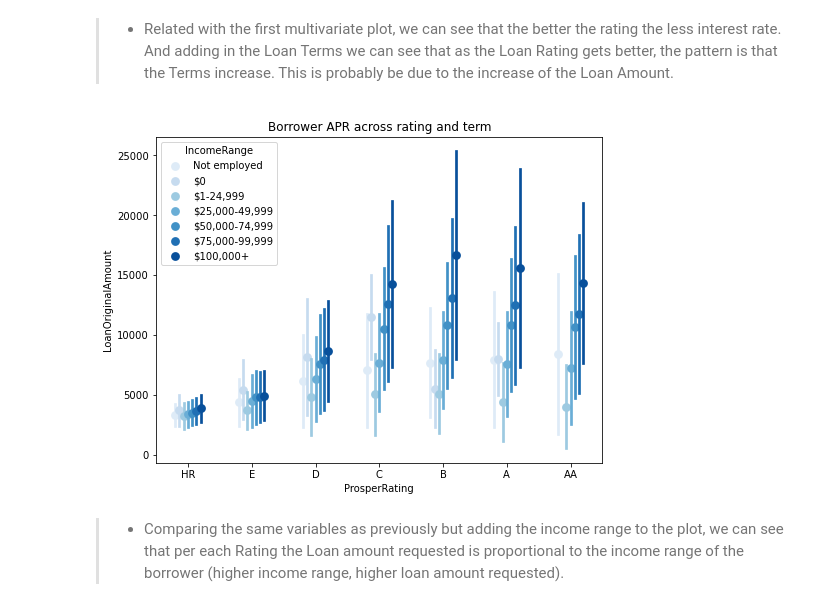
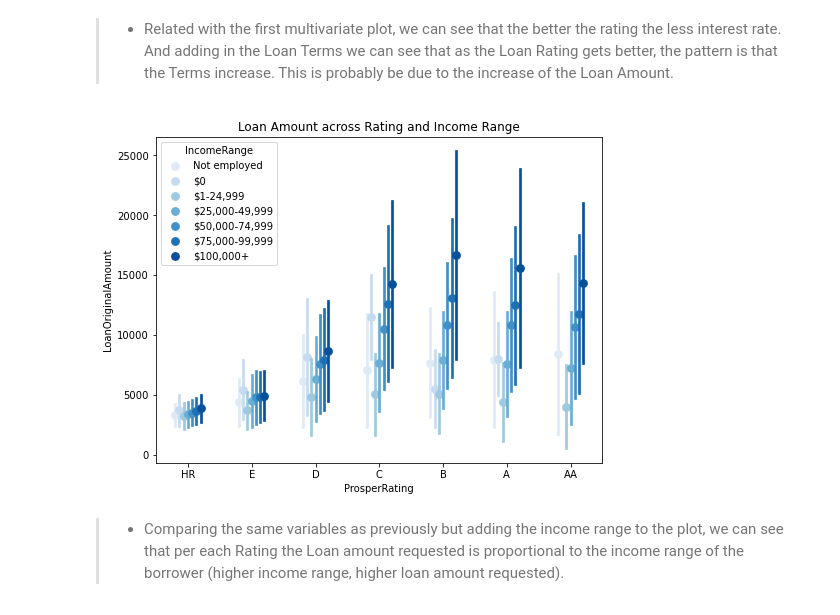
Before and after one commit to MarcCampmanyGar/Loan_Data_Analysis, a Jupyter notebook: exploration.ipynb, the cells around one changed output. Cells and saved outputs as stored; diff of their text form; code cells hidden in the pictures.

```diff
--- a/exploration.ipynb
+++ b/exploration.ipynb
@@ -552,12 +552,12 @@ ax.set_yticklabels([],minor = True);
 # %%
 fig = plt.figure(figsize = [8,6])
 ax = sb.pointplot(data = loans, x = 'ProsperRating', y = 'LoanOriginalAmount', hue = 'IncomeRange',
            palette = 'Blues', linestyles = '', dodge = 0.4, ci='sd')
-plt.title('Borrower APR across rating and term')
+plt.title('Loan Amount across Rating and Income Range')
 # plt.ylabel('Mean Borrower APR')
 ax.set_yticklabels([],minor = True);
 # %% [output]
-[figure, old version]
+[figure, new version]
 # %% [markdown]
 > - Comparing the same variables as previously but adding the income range to the plot, we can see that per each Rating the Loan amount requested is proportional to the income range of the borrower (higher income range, higher loan amount requested).
 # %% [markdown]
```
Also changed, not shown: parts of 1 cell of this notebook, 1 other file.
